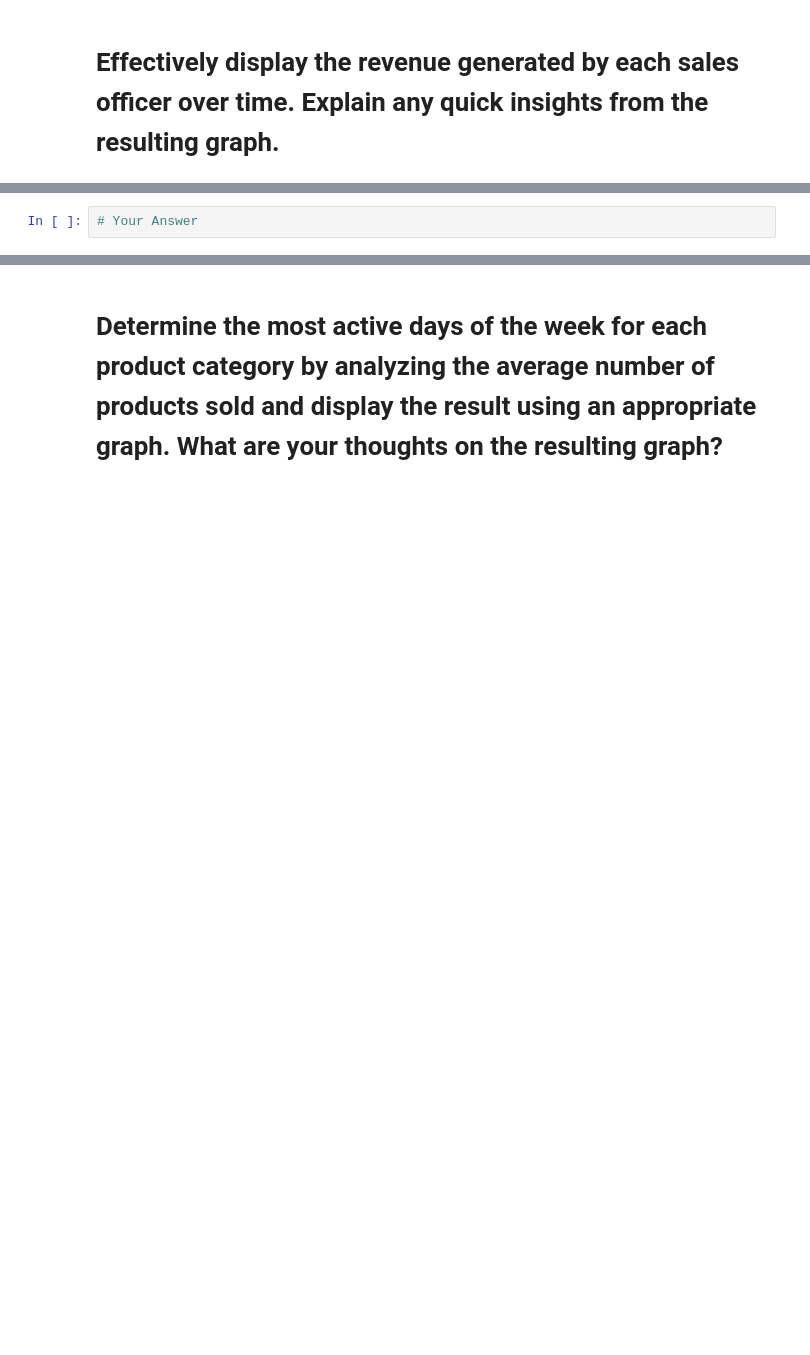
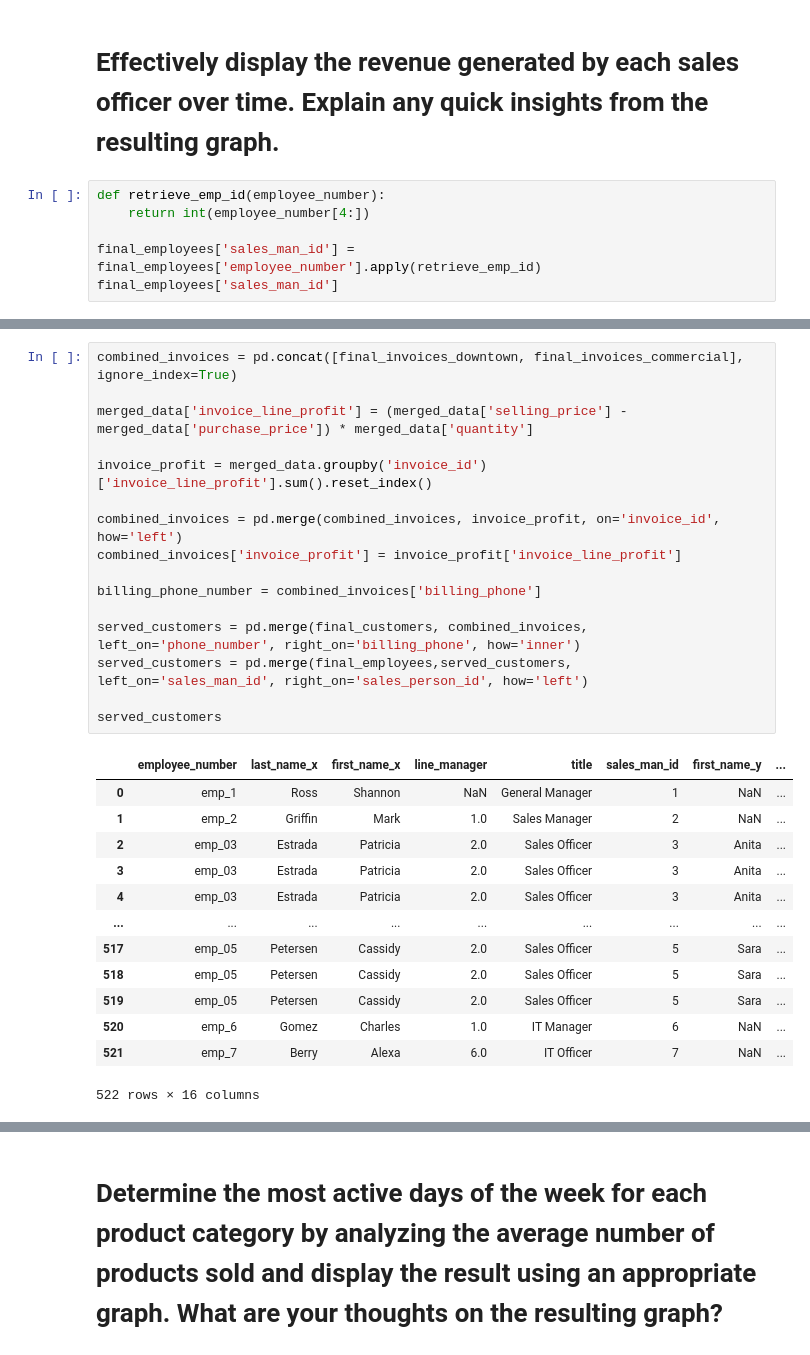
Before and after one commit to MugemaneBertin2001/ASSIGNEMENT-3, a Jupyter notebook: TAKE HOME ASSIGNMENT 3 - 4 MAY 2024.ipynb, the cells around one changed output, grey strips where cells are left out. Cells and saved outputs as stored; diff of their text form; blank space fills up the shorter version.

```diff
--- a/TAKE HOME ASSIGNMENT 3 - 4 MAY 2024.ipynb
+++ b/TAKE HOME ASSIGNMENT 3 - 4 MAY 2024.ipynb
@@ -11,2 +38,8 @@ Explore the provided invoices data at each sales point alongside other company's
 # %% [markdown]
 # Effectively display the revenue generated by each sales officer over time. Explain any quick insights from the resulting graph.
+# %%
+def retrieve_emp_id(employee_number):
+    return int(employee_number[4:])
+
+final_employees['sales_man_id'] = final_employees['employee_number'].apply(retrieve_emp_id)
+final_employees['sales_man_id']
@@ -13,2 +91,30 @@ Explore the provided invoices data at each sales point alongside other company's
 # %%
-# Your Answer
+combined_invoices = pd.concat([final_invoices_downtown, final_invoices_commercial], ignore_index=True)
+
+merged_data['invoice_line_profit'] = (merged_data['selling_price'] - merged_data['purchase_price']) * merged_data['quantity']
+
+invoice_profit = merged_data.groupby('invoice_id')['invoice_line_profit'].sum().reset_index()
+
+combined_invoices = pd.merge(combined_invoices, invoice_profit, on='invoice_id', how='left')
+combined_invoices['invoice_profit'] = invoice_profit['invoice_line_profit']
+
+billing_phone_number = combined_invoices['billing_phone']
+
+served_customers = pd.merge(final_customers, combined_invoices, left_on='phone_number', right_on='billing_phone', how='inner')
+served_customers = pd.merge(final_employees,served_customers,  left_on='sales_man_id', right_on='sales_person_id', how='left')
+
+served_customers
+# %% [output]
+|  | employee_number | last_name_x | first_name_x | line_manager | title | sales_man_id | first_name_y | ... |
+| 0 | emp_1 | Ross | Shannon | NaN | General Manager | 1 | NaN | ... |
+| 1 | emp_2 | Griffin | Mark | 1.0 | Sales Manager | 2 | NaN | ... |
+| 2 | emp_03 | Estrada | Patricia | 2.0 | Sales Officer | 3 | Anita | ... |
+| 3 | emp_03 | Estrada | Patricia | 2.0 | Sales Officer | 3 | Anita | ... |
+| 4 | emp_03 | Estrada | Patricia | 2.0 | Sales Officer | 3 | Anita | ... |
+| ... | ... | ... | ... | ... | ... | ... | ... | ... |
+| 517 | emp_05 | Petersen | Cassidy | 2.0 | Sales Officer | 5 | Sara | ... |
+| 518 | emp_05 | Petersen | Cassidy | 2.0 | Sales Officer | 5 | Sara | ... |
+| 519 | emp_05 | Petersen | Cassidy | 2.0 | Sales Officer | 5 | Sara | ... |
+| 520 | emp_6 | Gomez | Charles | 1.0 | IT Manager | 6 | NaN | ... |
+| 521 | emp_7 | Berry | Alexa | 6.0 | IT Officer | 7 | NaN | ... |
+522 rows × 16 columns
```
Also changed, not shown: parts of 8 cells of this notebook, 1 other file.
